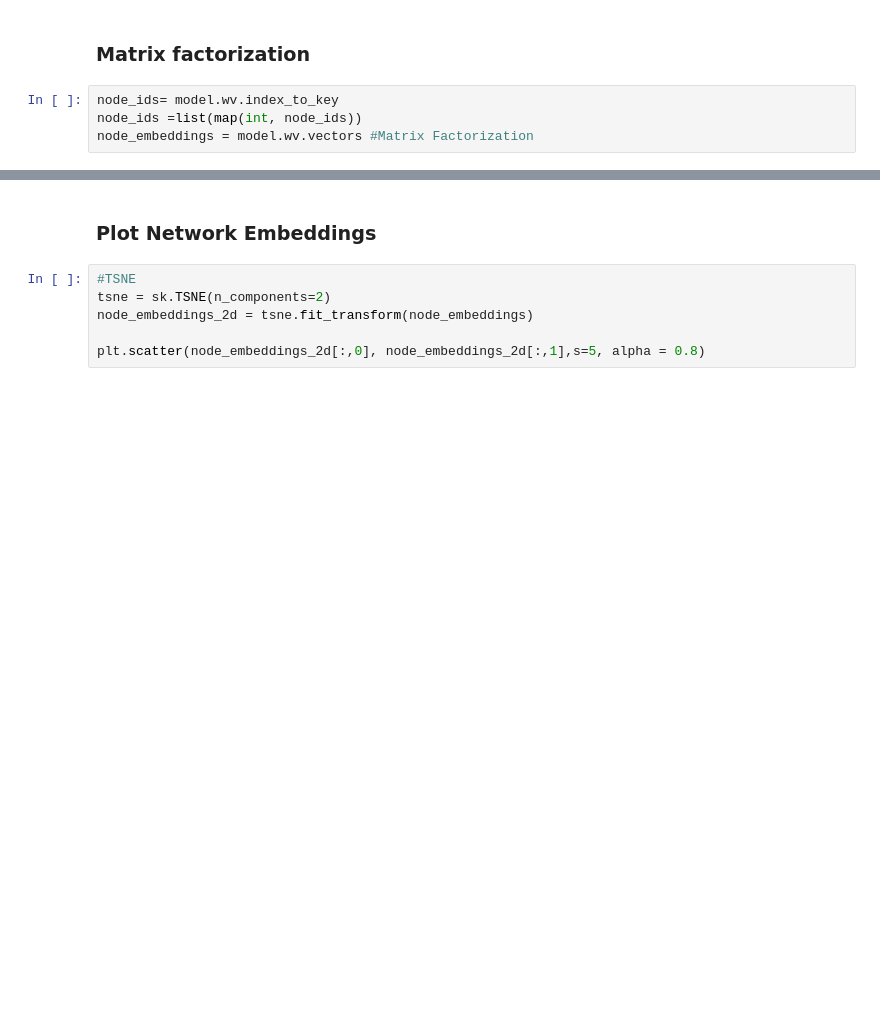
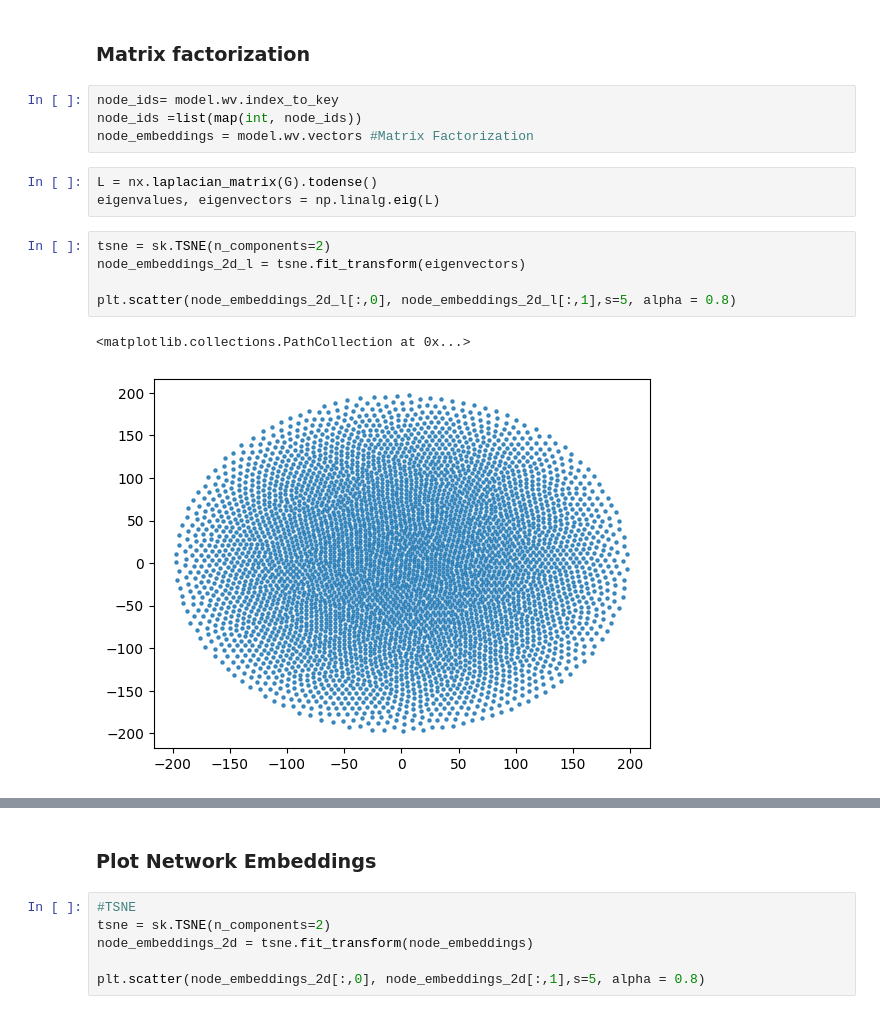
Before and after one commit to WDaugherty/ECE-5260, a Jupyter notebook: HW9/HW9.ipynb, the cells around one changed output, grey strips where cells are left out. Saved outputs shown, nothing was run; the diff lists cells and outputs as text; blank space fills up the shorter version.

```diff
--- a/HW9/HW9.ipynb
+++ b/HW9/HW9.ipynb
@@ -68,3 +68,14 @@ model = node2vec.fit(window=10, min_count=1, batch_words=4) # https://radimrehur
 node_ids= model.wv.index_to_key
 node_ids =list(map(int, node_ids))
 node_embeddings = model.wv.vectors #Matrix Factorization
+# %%
+L = nx.laplacian_matrix(G).todense()
+eigenvalues, eigenvectors = np.linalg.eig(L)
+# %%
+tsne = sk.TSNE(n_components=2)
+node_embeddings_2d_l = tsne.fit_transform(eigenvectors)
+
+plt.scatter(node_embeddings_2d_l[:,0], node_embeddings_2d_l[:,1],s=5, alpha = 0.8)
+# %% [output]
+<matplotlib.collections.PathCollection at 0x...>
+[figure, added]
```
Also changed, not shown: parts of 10 cells of this notebook, 3 other files.
